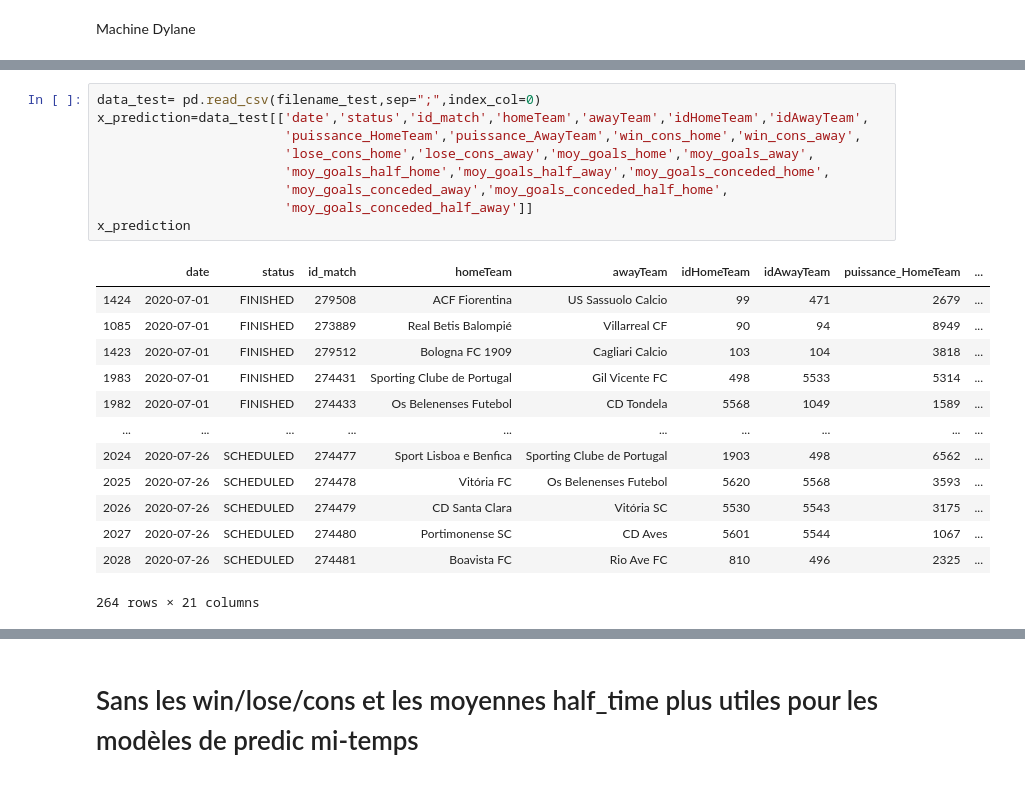
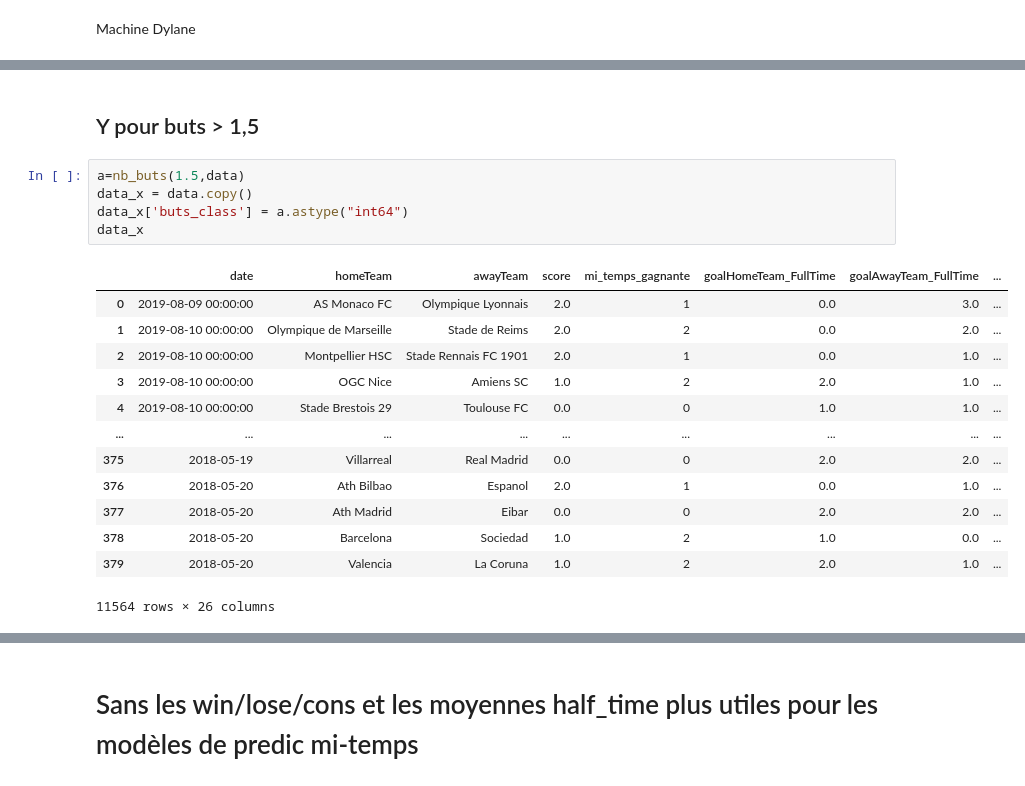
Before and after one commit to Amuthu98/projetannuel4IABD2, a Jupyter notebook: ETAPE_3/Buts_matchs.ipynb, the cells around one changed output, grey strips where cells are left out. Cells and saved outputs as stored; diff of their text form.

```diff
--- a/ETAPE_3/Buts_matchs.ipynb
+++ b/ETAPE_3/Buts_matchs.ipynb
@@ -95,23 +64,21 @@ data_x
-# %%
-data_test= pd.read_csv(filename_test,sep=";",index_col=0)
-x_prediction=data_test[['date','status','id_match','homeTeam','awayTeam','idHomeTeam','idAwayTeam',
-                        'puissance_HomeTeam','puissance_AwayTeam','win_cons_home','win_cons_away',
-                        'lose_cons_home','lose_cons_away','moy_goals_home','moy_goals_away',
-                        'moy_goals_half_home','moy_goals_half_away','moy_goals_conceded_home',
-                        'moy_goals_conceded_away','moy_goals_conceded_half_home',
-                        'moy_goals_conceded_half_away']]
-x_prediction
-# %% [output]
-|  | date | status | id_match | homeTeam | awayTeam | idHomeTeam | idAwayTeam | puissance_HomeTeam | ... |
-| 1424 | 2020-07-01 | FINISHED | 279508 | ACF Fiorentina | US Sassuolo Calcio | 99 | 471 | 2679 | ... |
-| 1085 | 2020-07-01 | FINISHED | 273889 | Real Betis Balompié | Villarreal CF | 90 | 94 | 8949 | ... |
-| 1423 | 2020-07-01 | FINISHED | 279512 | Bologna FC 1909 | Cagliari Calcio | 103 | 104 | 3818 | ... |
-| 1983 | 2020-07-01 | FINISHED | 274431 | Sporting Clube de Portugal | Gil Vicente FC | 498 | 5533 | 5314 | ... |
-| 1982 | 2020-07-01 | FINISHED | 274433 | Os Belenenses Futebol | CD Tondela | 5568 | 1049 | 1589 | ... |
-| ... | ... | ... | ... | ... | ... | ... | ... | ... | ... |
-| 2024 | 2020-07-26 | SCHEDULED | 274477 | Sport Lisboa e Benfica | Sporting Clube de Portugal | 1903 | 498 | 6562 | ... |
-| 2025 | 2020-07-26 | SCHEDULED | 274478 | Vitória FC | Os Belenenses Futebol | 5620 | 5568 | 3593 | ... |
-| 2026 | 2020-07-26 | SCHEDULED | 274479 | CD Santa Clara | Vitória SC | 5530 | 5543 | 3175 | ... |
-| 2027 | 2020-07-26 | SCHEDULED | 274480 | Portimonense SC | CD Aves | 5601 | 5544 | 1067 | ... |
-| 2028 | 2020-07-26 | SCHEDULED | 274481 | Boavista FC | Rio Ave FC | 810 | 496 | 2325 | ... |
-264 rows × 21 columns
+# %% [markdown]
+## Y pour buts > 1,5
+# %%
+a=nb_buts(1.5,data)
+data_x = data.copy()
+data_x['buts_class'] = a.astype("int64")
+data_x
+# %% [output]
+|  | date | homeTeam | awayTeam | score | mi_temps_gagnante | goalHomeTeam_FullTime | goalAwayTeam_FullTime | ... |
+| 0 | 2019-08-09 00:00:00 | AS Monaco FC | Olympique Lyonnais | 2.0 | 1 | 0.0 | 3.0 | ... |
+| 1 | 2019-08-10 00:00:00 | Olympique de Marseille | Stade de Reims | 2.0 | 2 | 0.0 | 2.0 | ... |
+| 2 | 2019-08-10 00:00:00 | Montpellier HSC | Stade Rennais FC 1901 | 2.0 | 1 | 0.0 | 1.0 | ... |
+| 3 | 2019-08-10 00:00:00 | OGC Nice | Amiens SC | 1.0 | 2 | 2.0 | 1.0 | ... |
+| 4 | 2019-08-10 00:00:00 | Stade Brestois 29 | Toulouse FC | 0.0 | 0 | 1.0 | 1.0 | ... |
+| ... | ... | ... | ... | ... | ... | ... | ... | ... |
+| 375 | 2018-05-19 | Villarreal | Real Madrid | 0.0 | 0 | 2.0 | 2.0 | ... |
+| 376 | 2018-05-20 | Ath Bilbao | Espanol | 2.0 | 1 | 0.0 | 1.0 | ... |
+| 377 | 2018-05-20 | Ath Madrid | Eibar | 0.0 | 0 | 2.0 | 2.0 | ... |
+| 378 | 2018-05-20 | Barcelona | Sociedad | 1.0 | 2 | 1.0 | 0.0 | ... |
+| 379 | 2018-05-20 | Valencia | La Coruna | 1.0 | 2 | 2.0 | 1.0 | ... |
+11564 rows × 26 columns
```
Also changed, not shown: parts of 18 cells of this notebook, 10 other files.
